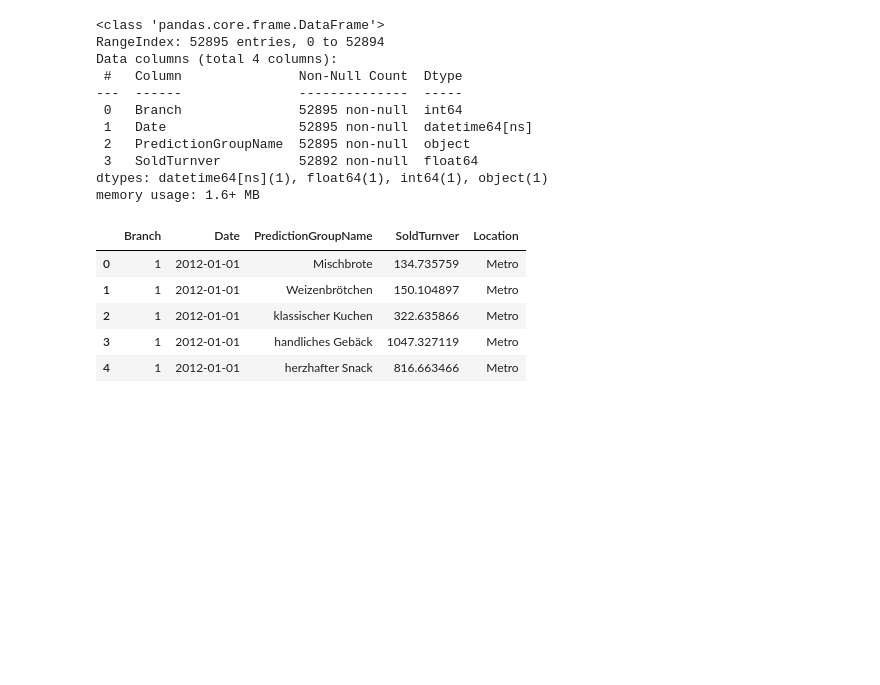
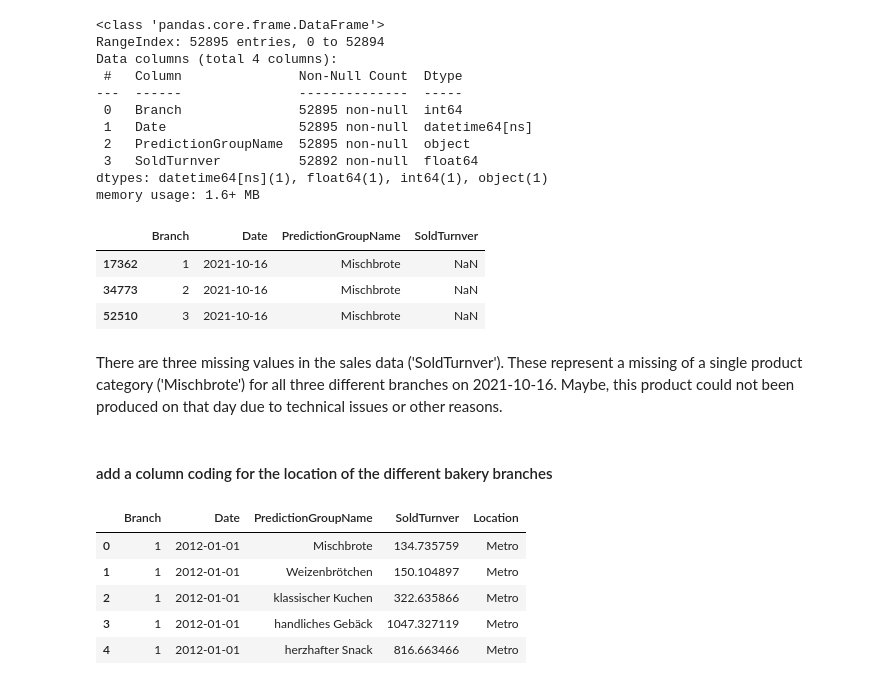
Before and after one commit to Klauk0r/meteo-bakery, a Jupyter notebook: notebooks/EDA_sales_AE.ipynb, the cells around one changed output. Saved outputs shown, nothing was run; the diff lists cells and outputs as text; code cells hidden in the pictures; blank space fills up the shorter version.

Commit message:
added proper documentation on sales EDA

```diff
--- a/notebooks/EDA_sales.ipynb
+++ b/notebooks/EDA_sales_AE.ipynb
@@ -10,7 +13,7 @@ import seaborn as sns
 # %% [markdown]
 ### load data
 # %%
-sales = pd.read_excel('data/neueFische_Umsaetze_Baeckerei.xlsx')
+sales = pd.read_excel('../data/neueFische_Umsaetze_Baeckerei.xlsx')
 # %% [markdown]
 ### EDA and Feature Engineering
 # %%
@@ -28,5 +31,17 @@ Data columns (total 4 columns):
  3   SoldTurnver          52892 non-null  float64
 dtypes: datetime64[ns](1), float64(1), int64(1), object(1)
 memory usage: 1.6+ MB
+# %%
+# There are three NaN values in the sales data; extract additional information
+sales[np.isnan(sales.SoldTurnver)]
+# %% [output]
+|  | Branch | Date | PredictionGroupName | SoldTurnver |
+| 17362 | 1 | 2021-10-16 | Mischbrote | NaN |
+| 34773 | 2 | 2021-10-16 | Mischbrote | NaN |
+| 52510 | 3 | 2021-10-16 | Mischbrote | NaN |
+# %% [markdown]
+There are three missing values in the sales data ('SoldTurnver'). These represent a missing of a single product category ('Mischbrote') for all three different branches on 2021-10-16. Maybe, this product could not been produced on that day due to technical issues or other reasons.
+# %% [markdown]
+#### add a column coding for the location of the different bakery branches
 # %%
 # generate location column based on branch
```
Also changed, not shown: parts of 24 cells of this notebook.
